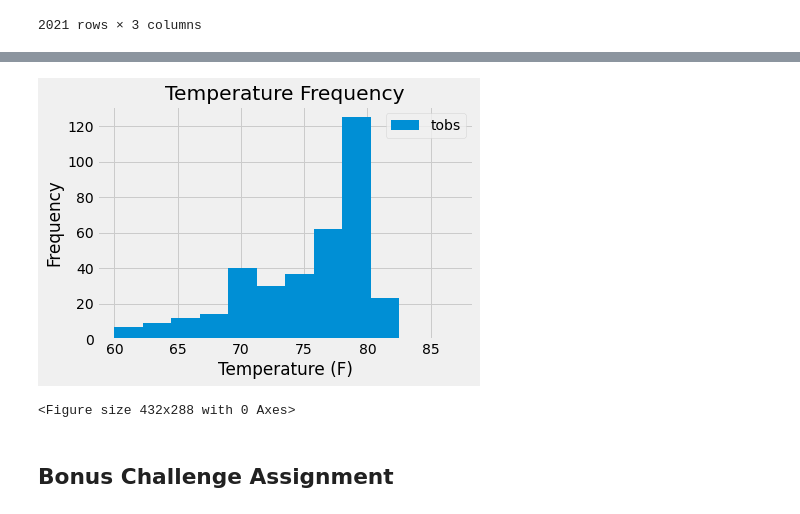
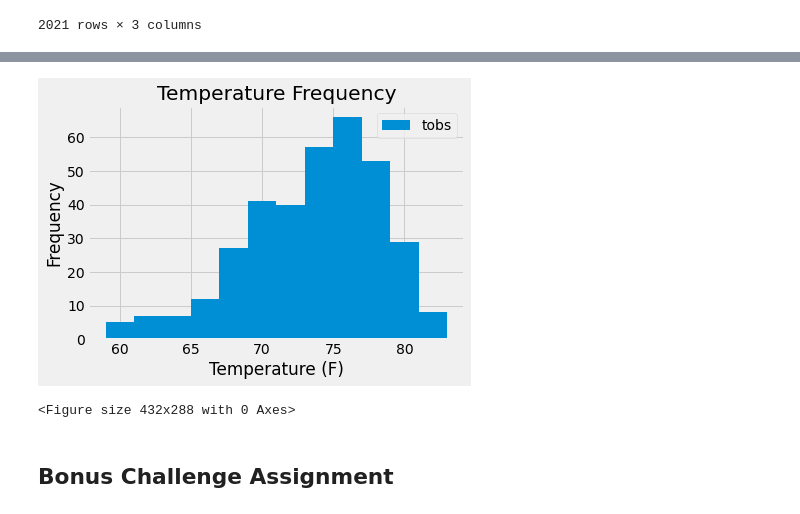
Before and after one commit to csadlo/sqlalchemy-challenge, a Jupyter notebook: climate_starter.ipynb, the cells around one changed output, grey strips where cells are left out. Cells and saved outputs as stored; diff of their text form; code cells hidden in the pictures.

Commit message:
fixing error in definition of most active station

```diff
--- a/climate_starter.ipynb
+++ b/climate_starter.ipynb
@@ -170,7 +174,10 @@ stations_df
 # %%
 # What are the most active stations? (i.e. what stations have the most rows)?
 # List the stations and the counts in descending order.
-grouped = precipitation_df.groupby(["station"]).count()
+
+all_temp_data_df = pd.DataFrame(session.query(Measurement.prcp,Measurement.date,Measurement.station).all())
+
+grouped = all_temp_data_df.groupby(["station"]).count()
 grouped_obj = grouped.sort_values(["prcp"], ascending=False)
 grouped_obj
 # %% [output]
@@ -264,19 +258,15 @@ data
 # %%
 temp_df = pd.DataFrame(data)
 
 fig, ax = plt.subplots()
 temp_df.plot.hist(ax=ax, bins=12)
 
-ax.set(xlabel="Temperature (F)",
-       ylabel="Frequency",
-       title="Temperature Frequency")
+ax.set(xlabel="Temperature (F)", ylabel="Frequency", title="Temperature Frequency")
+plt.show()
 
 plt.savefig("Images/busiest_station_histogram.png")
-
-plt.show()
-plt.tight_layout()
 # %% [output]
-[figure, old version]
+[figure, new version]
 <Figure size 432x288 with 0 Axes>
 # %% [markdown]
 ## Bonus Challenge Assignment
```
Also changed, not shown: parts of 10 cells of this notebook, 1 other file.
